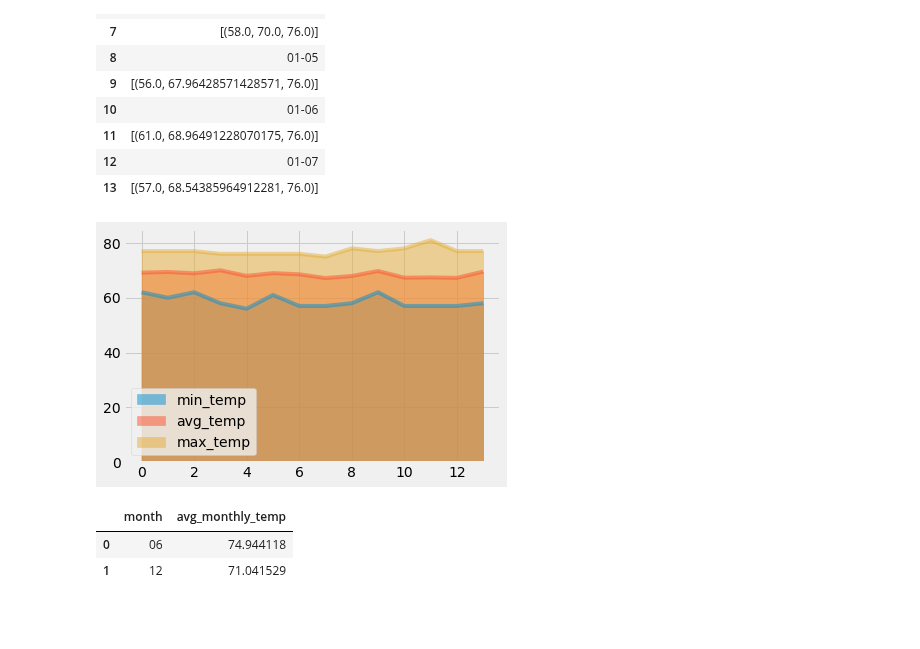
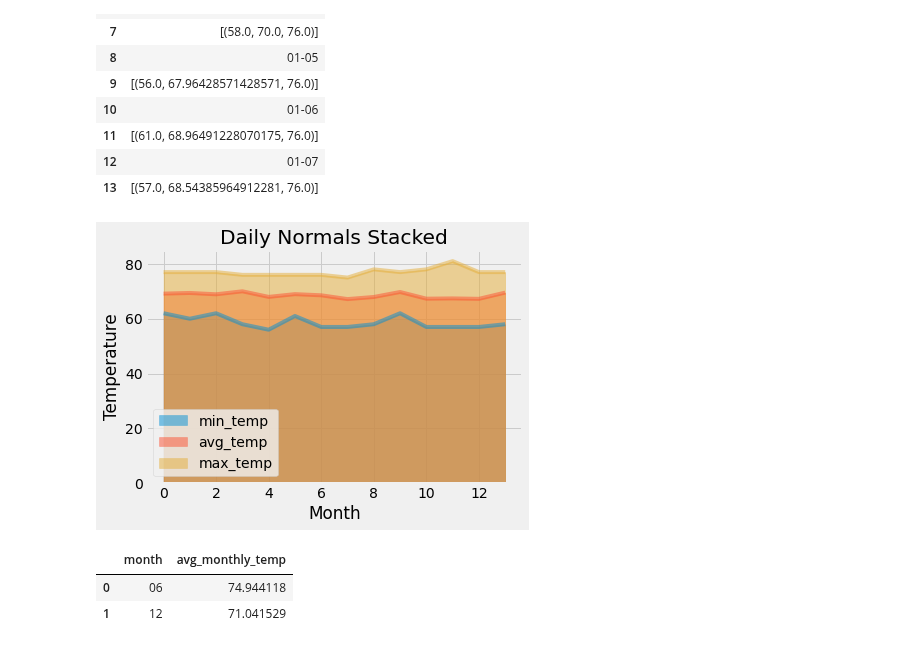
Before and after one commit to andydw2022/sqlalchemy-challenge, a Jupyter notebook: climate_starter_final.ipynb, the cells around one changed output. Drawn from its saved outputs; the diff is of its cells as text; code cells hidden in the pictures; blank space fills up the shorter version.

```diff
--- a/climate_starter_final.ipynb
+++ b/climate_starter_final.ipynb
@@ -477,10 +476,11 @@ daily_stations_weather_df.head(14)
 # %%
 # Plot the daily normals as an area plot with `stacked=False`
 #trip_data_df.plot(kind='bar')
-ax = trip_data_df.plot.area(stacked=False)
-plt.savefig('daily normals unstacked area plot.jpg')
+ax = trip_data_df.plot.area(stacked=False,title='Daily Normals Stacked',xlabel='Month',ylabel='Temperature')
+#trip_temp_df.plot(kind='bar',y=1,title='Trip Avg Temp', yerr= trip_temp_df[2]-trip_temp_df[0])
+plt.savefig('Images/daily normals unstacked area plot.jpg')
 # %% [output]
-[figure, old version]
+[figure, new version]
 # %%
 #Hawaii is reputed to enjoy mild weather all year. Is there a meaningful difference between the temperature in,
 #  for example, June and December?
```
Also changed, not shown: parts of 4 cells of this notebook, 4 other files.
